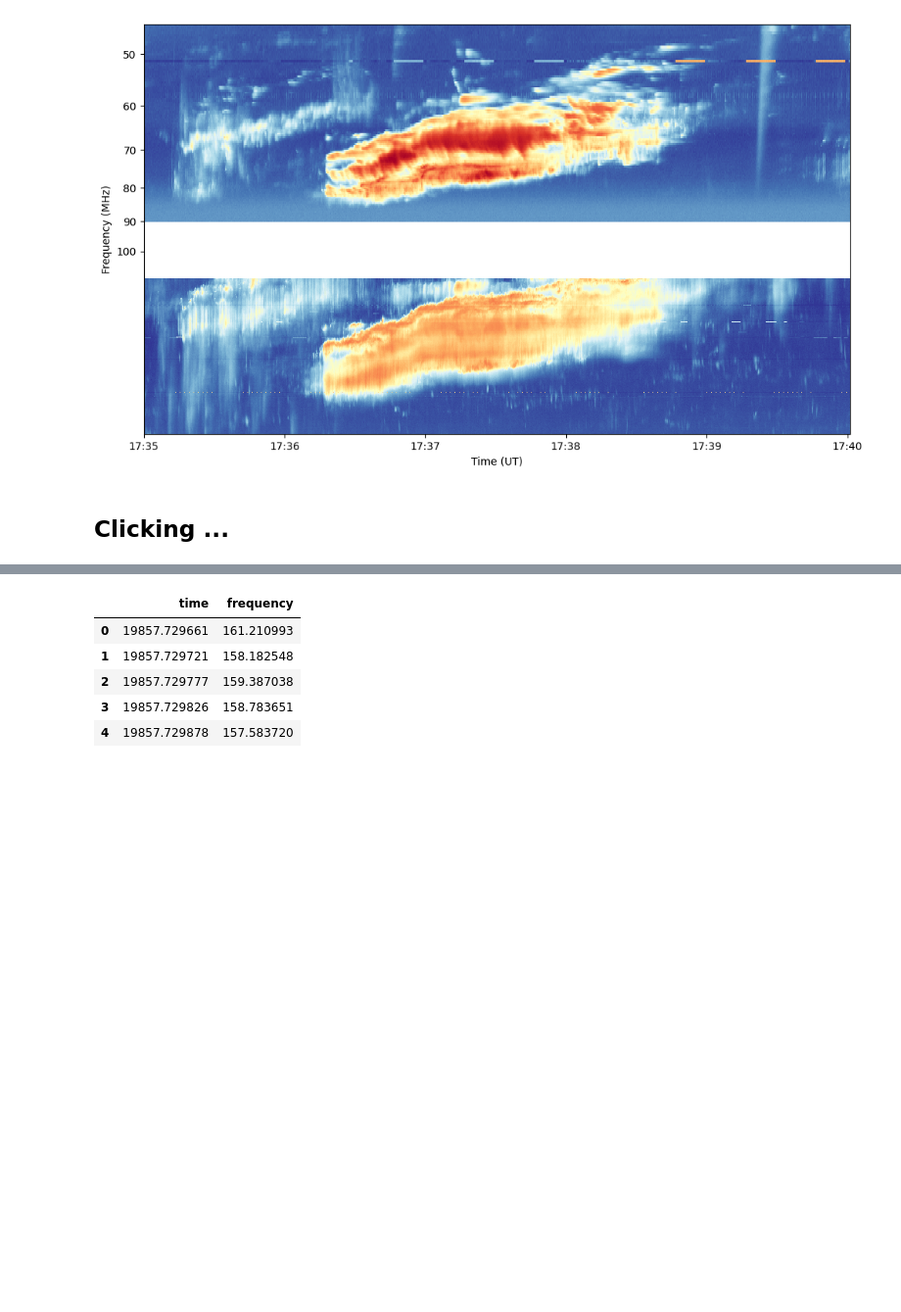
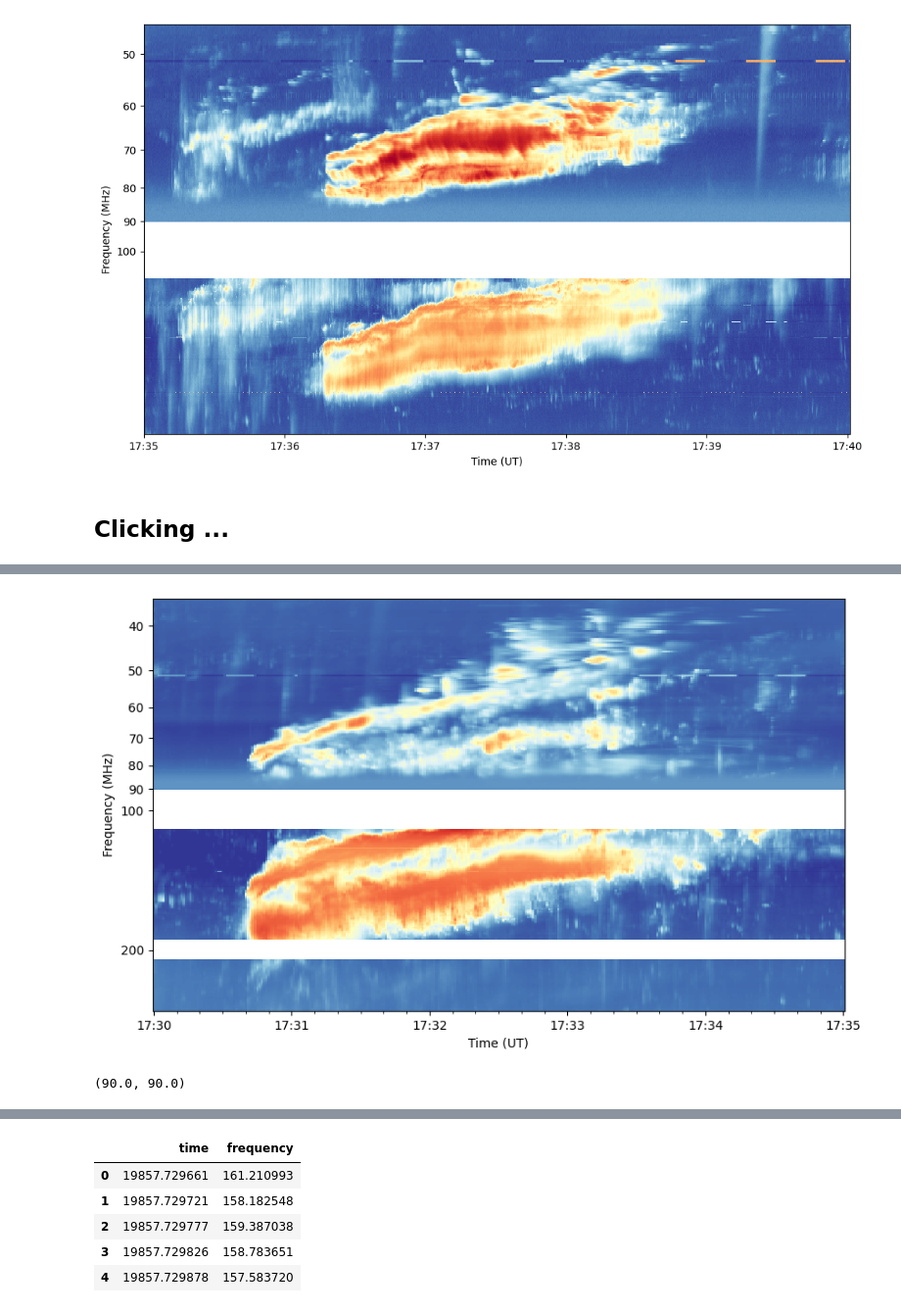
Before and after one commit to MohamedNedal/dias_work, a Jupyter notebook: plot_realita_spectra_from_singularity.ipynb, the cells around one changed output, grey strips where cells are left out. Shown at 98% size. Cells and saved outputs as stored; diff of their text form; code cells hidden in the pictures; blank space fills up the shorter version.

Commit message:
trying to plot bezier curve ontop of type IIs

```diff
--- a/plot_realita_spectra_from_singularity.ipynb
+++ b/plot_realita_spectra_from_singularity.ipynb
@@ -378,0 +612,69 @@ typeII_3_mode7_1s = typeII_3_mode7.resample('1S').mean()
+# %%
+min_range = -0.5
+max_range = 3
+
+## Define start and end points and control point for the Bézier curve
+
+# Given timestamp to find the nearest index
+given_timestamp_x1 = pd.Timestamp('2024-05-14 17:30:40')
+given_timestamp_x2 = pd.Timestamp('2024-05-14 17:33:30')
+
+# Find the nearest index
+nearest_index_x1 = typeII_1_mode3_1s.index.get_loc(given_timestamp_x1)
+nearest_index_x2 = typeII_1_mode3_1s.index.get_loc(given_timestamp_x2)
+
+x1 = mdates.date2num(typeII_1_mode3_1s.index[nearest_index_x1])
+x2 = mdates.date2num(typeII_1_mode3_1s.index[nearest_index_x2])
+
+# Given number to find the nearest index
+given_freq_y1 = 200
+given_freq_y2 = 120
+
+# Calculate differences
+differences1 = np.abs(typeII_1_mode3_1s.columns - given_freq_y1)
+differences2 = np.abs(typeII_1_mode3_1s.columns - given_freq_y2)
+
+# Find the nearest index
+nearest_index_y1 = differences1.argmin()
+nearest_index_y2 = differences2.argmin()
+
+y1 = typeII_1_mode3_1s.columns[nearest_index_y1]
+y2 = typeII_1_mode3_1s.columns[nearest_index_y2]
+
+control = [0, 1]
+
+# Extract values along the Bézier curve
+bezier_values, x_coords, y_coords = extract_bezier_values(typeII_1_mode5_1s.values.T, x1, y1, x2, y2, control)
+
+
+fig = plt.figure(figsize=[10,6])
+ax = fig.add_subplot(111)
+ax.pcolormesh(typeII_1_mode3_1s.index, typeII_1_mode3_1s.columns, typeII_1_mode3_1s.values.T,
+              vmin=min_range, vmax=max_range, cmap='RdYlBu_r')
+ax.pcolormesh(typeII_1_mode5_1s.index, typeII_1_mode5_1s.columns, typeII_1_mode5_1s.values.T,
+              vmin=min_range, vmax=max_range, cmap='RdYlBu_r')
+ax.pcolormesh(typeII_1_mode7_1s.index, typeII_1_mode7_1s.columns, typeII_1_mode7_1s.values.T,
+              vmin=min_range, vmax=max_range, cmap='RdYlBu_r')
+
+# plt.plot(x_coords, y_coords, 'ko--', linewidth=2)
+
+ax.set_yscale('log')
+
+# Define the custom ticks
+custom_ticks = [10, 20, 30, 40, 50, 60, 70, 80, 90, 100, 200]
+ax.set_yticks(custom_ticks)
+ax.set_yticklabels([str(tick) for tick in custom_ticks])
+ax.xaxis.set_minor_locator(AutoMinorLocator(n=6))
+ax.yaxis.set_minor_locator(AutoMinorLocator(n=10))
+ax.set_xlabel('Time (UT)')
+ax.set_ylabel('Frequency (MHz)')
+ax.xaxis_date()
+ax.xaxis.set_major_formatter(mdates.DateFormatter('%H:%M'))
+ax.set_ylim(max(ax.get_ylim()[::-1]), 35)
+plt.show()
+# %% [output]
+[figure, added]
+# %%
+y1, y2
+# %% [output]
+(90.0, 90.0)
```
Also changed, not shown: parts of 16 cells of this notebook.
